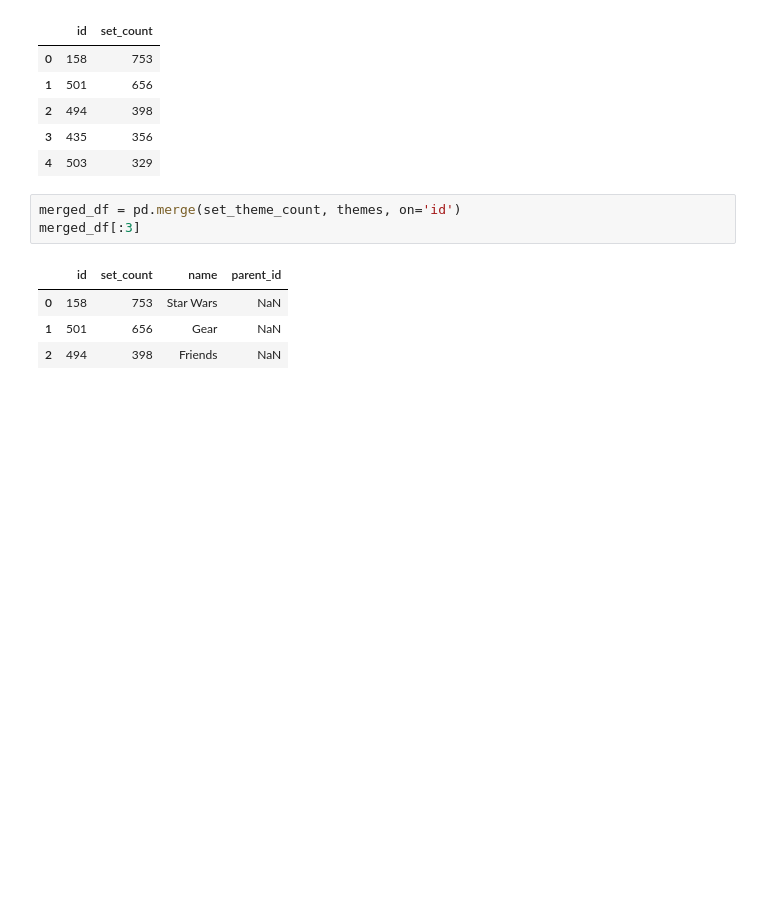
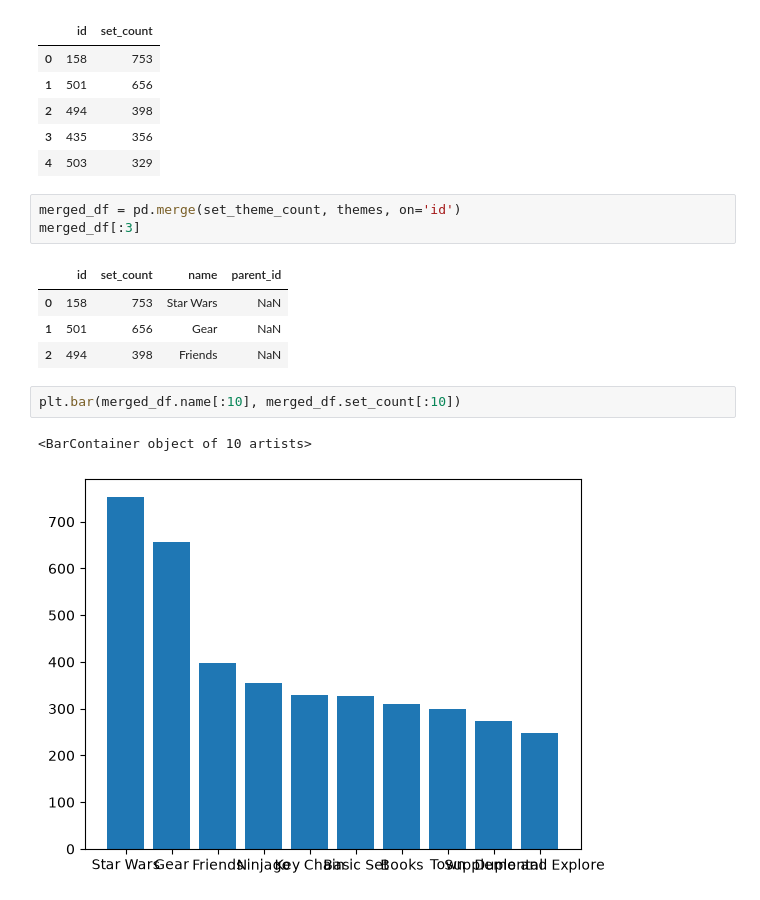
Before and after one commit to naimataki/LEGO-Notebook-and-Data, a Jupyter notebook: Lego_Analysis_for_Course_(start).ipynb, the cells around one changed output. Drawn from its saved outputs; the diff is of its cells as text; blank space fills up the shorter version.

```diff
--- a/Lego_Analysis_for_Course_(start).ipynb
+++ b/Lego_Analysis_for_Course_(start).ipynb
@@ -335,3 +335,8 @@ merged_df[:3]
 | 0 | 158 | 753 | Star Wars | NaN |
 | 1 | 501 | 656 | Gear | NaN |
 | 2 | 494 | 398 | Friends | NaN |
+# %%
+plt.bar(merged_df.name[:10], merged_df.set_count[:10])
+# %% [output]
+<BarContainer object of 10 artists>
+[figure, added]
```
Also changed, not shown: parts of 1 cell of this notebook.
